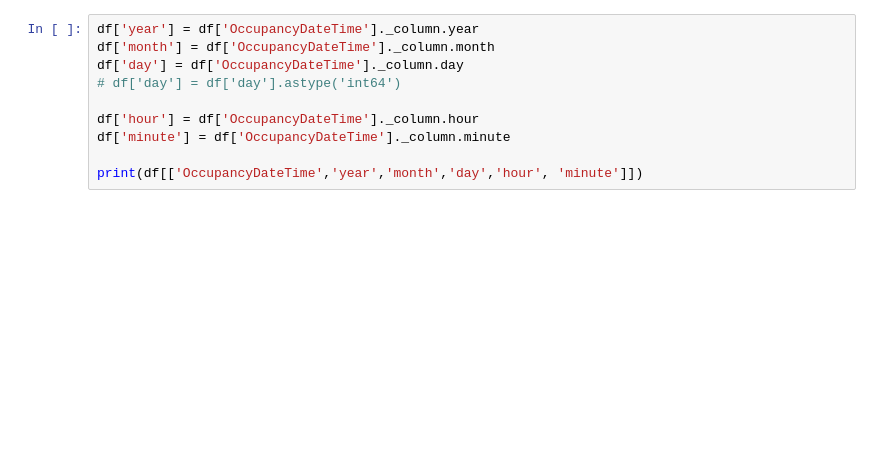
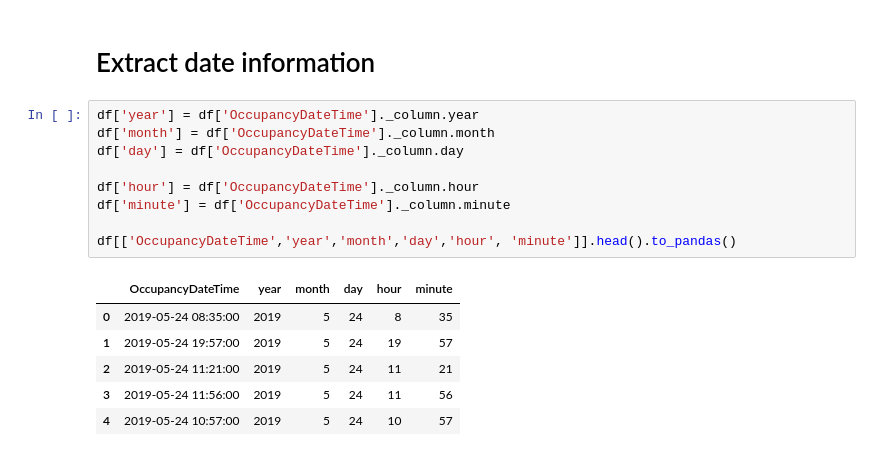
Before and after one commit to drabastomek/rapids-notebooks, a Jupyter notebook: codes/rapids_seattleParking.ipynb, the cells around one changed output. Drawn from its saved outputs; the diff is of its cells as text; blank space fills up the shorter version.

```diff
--- a/codes/rapids_seattleParking.ipynb
+++ b/codes/rapids_seattleParking.ipynb
@@ -61,11 +135,18 @@ time: 565 ms
+# %% [markdown]
+# Extract date information
 # %%
 df['year'] = df['OccupancyDateTime']._column.year
 df['month'] = df['OccupancyDateTime']._column.month
 df['day'] = df['OccupancyDateTime']._column.day
-# df['day'] = df['day'].astype('int64')
 
 df['hour'] = df['OccupancyDateTime']._column.hour
 df['minute'] = df['OccupancyDateTime']._column.minute
 
-print(df[['OccupancyDateTime','year','month','day','hour', 'minute']])
+df[['OccupancyDateTime','year','month','day','hour', 'minute']].head().to_pandas()
 # %% [output]
+|  | OccupancyDateTime | year | month | day | hour | minute |
+| 0 | 2019-05-24 08:35:00 | 2019 | 5 | 24 | 8 | 35 |
+| 1 | 2019-05-24 19:57:00 | 2019 | 5 | 24 | 19 | 57 |
+| 2 | 2019-05-24 11:21:00 | 2019 | 5 | 24 | 11 | 21 |
+| 3 | 2019-05-24 11:56:00 | 2019 | 5 | 24 | 11 | 56 |
+| 4 | 2019-05-24 10:57:00 | 2019 | 5 | 24 | 10 | 57 |
```
Also changed, not shown: parts of 56 cells of this notebook.
